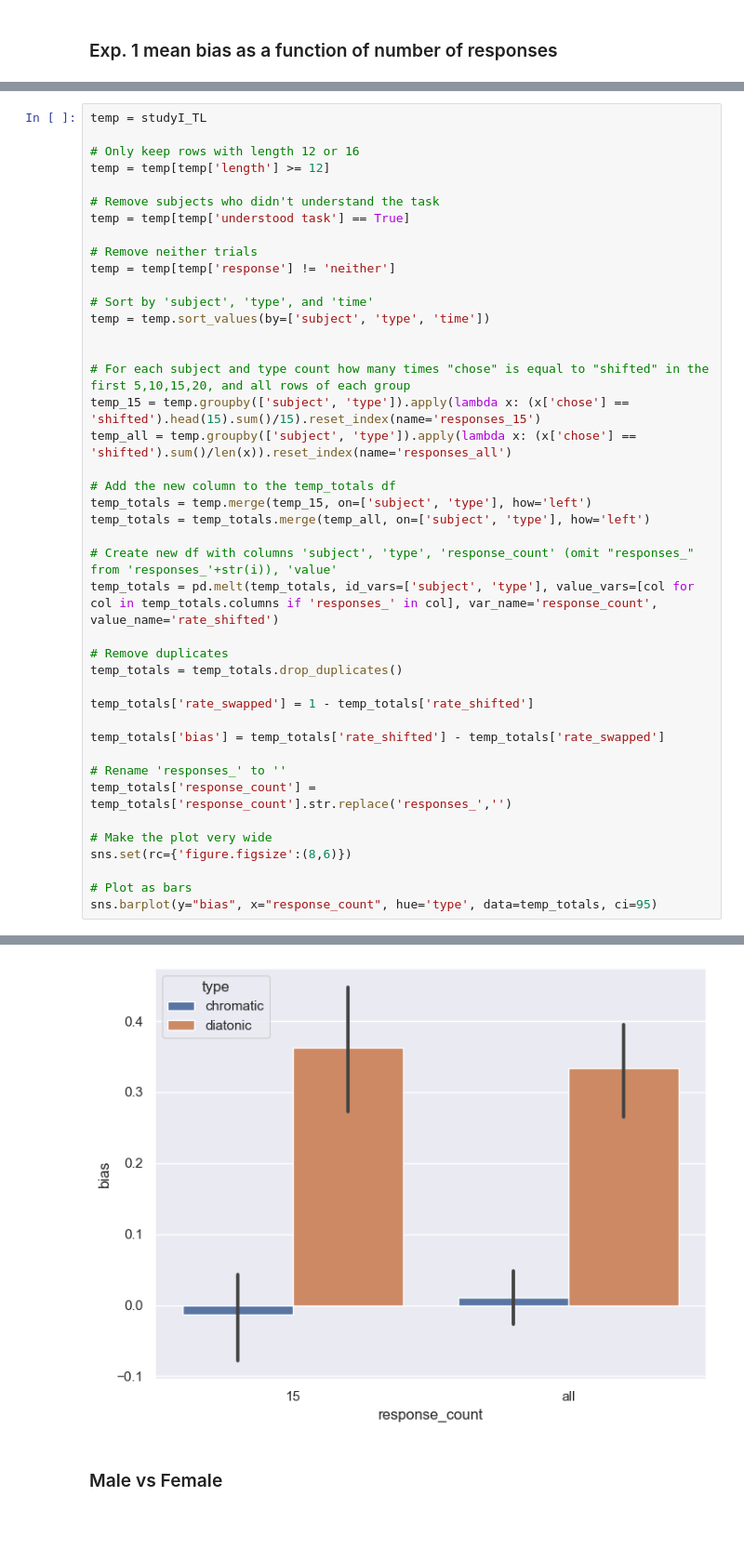
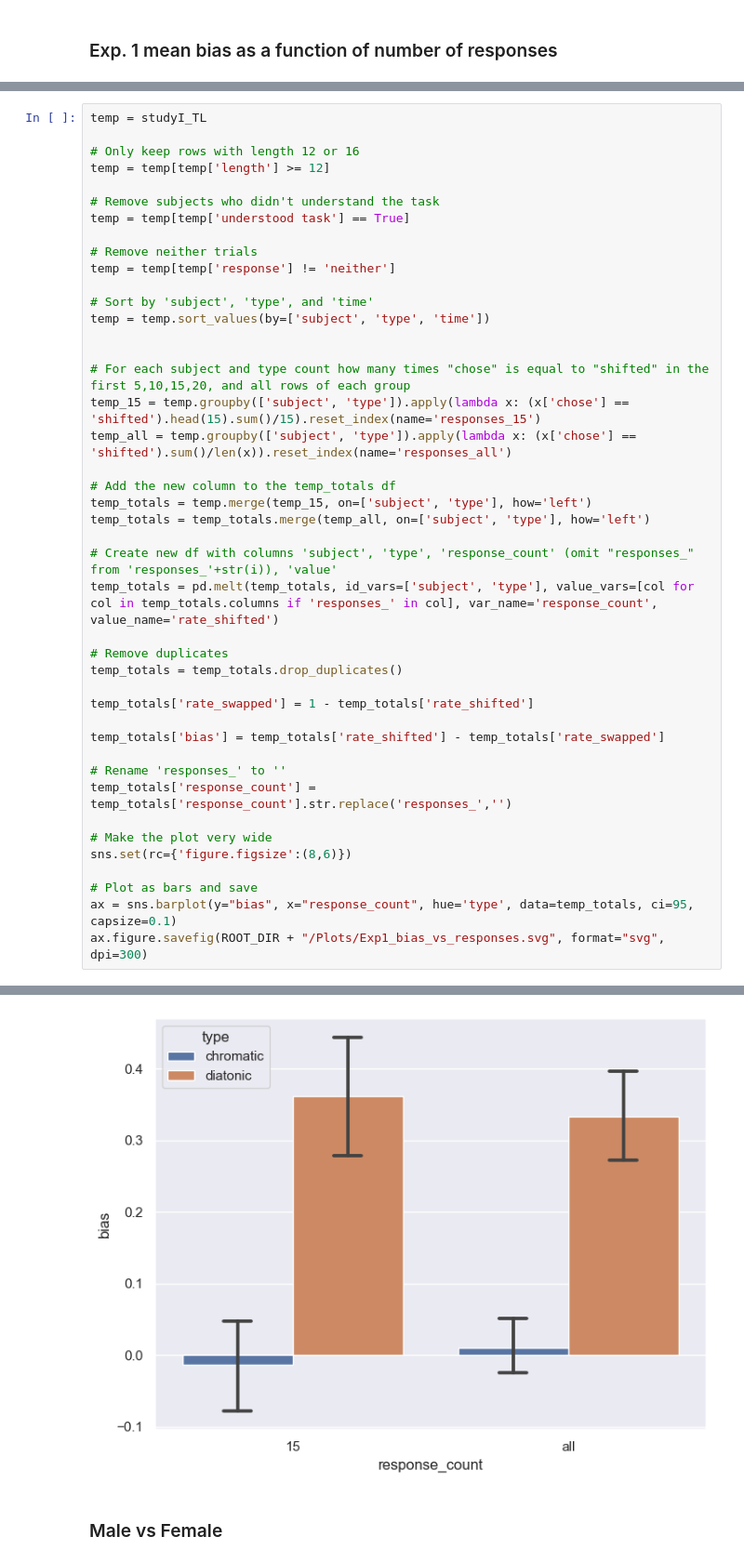
Before and after one commit to MichaelSel/set_membership_paper, a Jupyter notebook: 4. Supplementary Figures.ipynb, the cells around one changed output, grey strips where cells are left out. Shown at 93% size. Saved outputs shown, nothing was run; the diff lists cells and outputs as text; blank space fills up the shorter version.

```diff
--- a/4. Supplementary Figures.ipynb
+++ b/4. Supplementary Figures.ipynb
@@ -297,8 +311,9 @@ temp_totals['response_count'] = temp_totals['response_count'].str.replace('respo
 # Make the plot very wide
 sns.set(rc={'figure.figsize':(8,6)})
 
-# Plot as bars
-sns.barplot(y="bias", x="response_count", hue='type', data=temp_totals, ci=95)
+# Plot as bars and save
+ax = sns.barplot(y="bias", x="response_count", hue='type', data=temp_totals, ci=95, capsize=0.1)
+ax.figure.savefig(ROOT_DIR + "/Plots/Exp1_bias_vs_responses.svg", format="svg", dpi=300)
 # %% [output]
 The `ci` parameter is deprecated. Use `errorbar=('ci', 95)` for the same effect.
 
@@ -307,4 +321,4 @@ The `ci` parameter is deprecated. Use `errorbar=('ci', 95)` for the same effect.
-[figure, old version]
+[figure, new version]
 # %% [markdown]
 ### Male vs Female
 # %%
```
Also changed, not shown: parts of 4 cells of this notebook, 1 other file.
